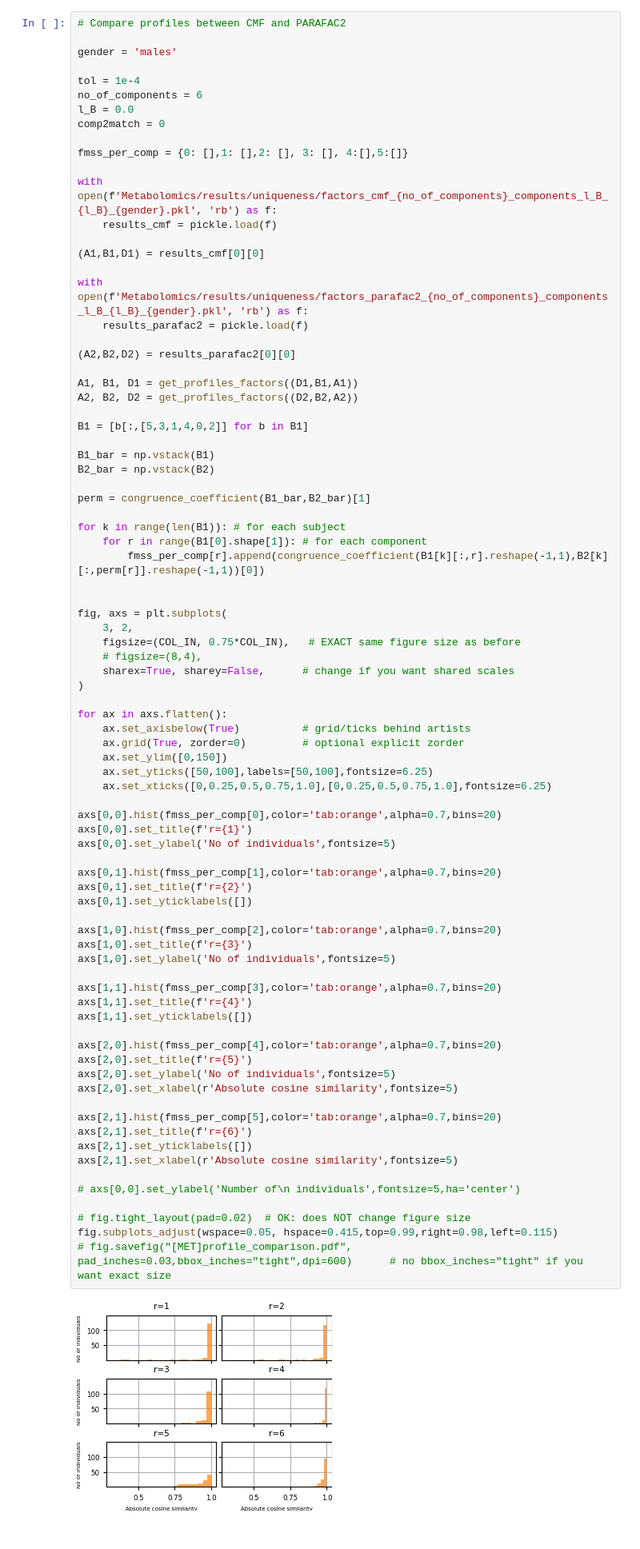
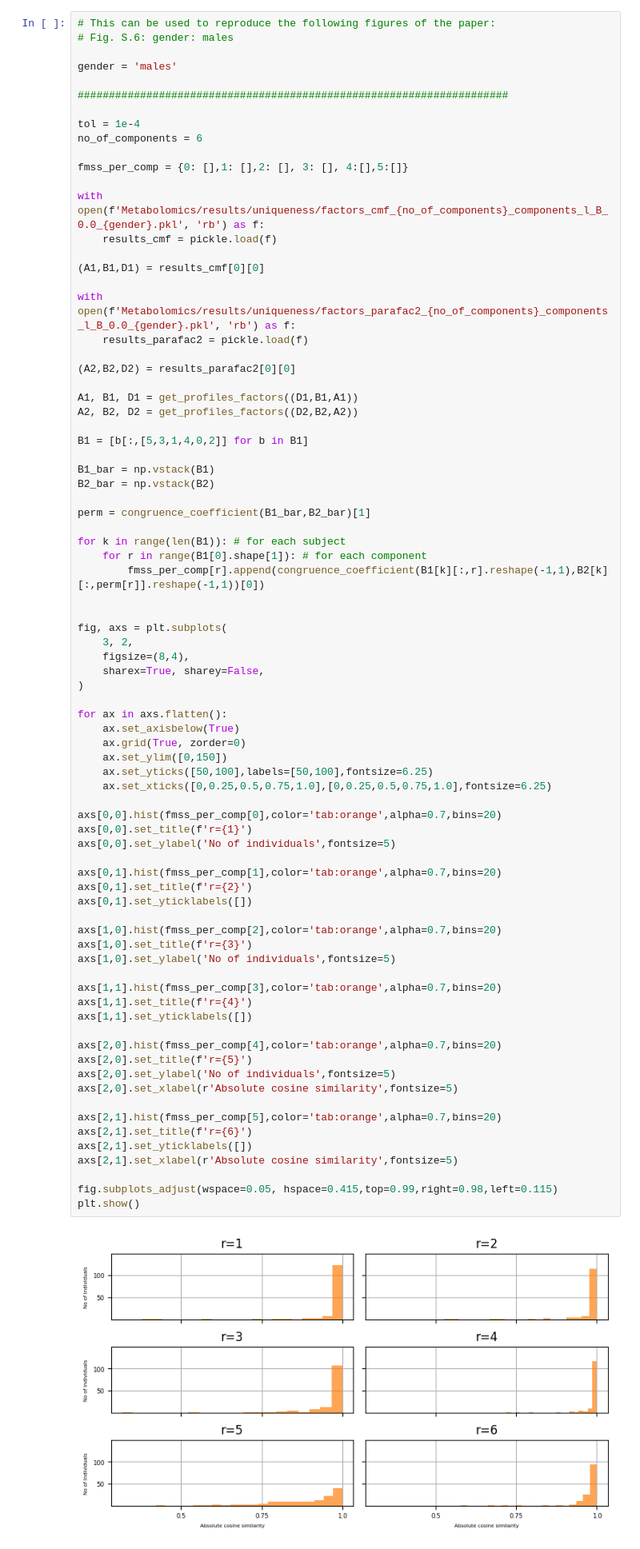
Before and after one commit to cchatzis/Revealing-Subject-specific-Temporal-Patterns-from-Longitudinal-Data, a Jupyter notebook: paper_plots.ipynb, the cells around one changed output. Shown at 80% size. Drawn from its saved outputs; the diff is of its cells as text.

Commit message:
Cleaned paper_plots notebook

```diff
--- a/paper_plots.ipynb
+++ b/paper_plots.ipynb
@@ -403,21 +257,22 @@ fig.subplots_adjust(wspace=0.8, hspace=0.75,top=0.99,right=0.99,left=0.115)
 # %%
-# Compare profiles between CMF and PARAFAC2
+# This can be used to reproduce the following figures of the paper:
+# Fig. S.6: gender: males
 
 gender = 'males'
 
+#####################################################################
+
 tol = 1e-4
 no_of_components = 6
-l_B = 0.0
-comp2match = 0
 
 fmss_per_comp = {0: [],1: [],2: [], 3: [], 4:[],5:[]}
 
-with open(f'Metabolomics/results/uniqueness/factors_cmf_{no_of_components}_components_l_B_{l_B}_{gender}.pkl', 'rb') as f:
+with open(f'Metabolomics/results/uniqueness/factors_cmf_{no_of_components}_components_l_B_0.0_{gender}.pkl', 'rb') as f:
     results_cmf = pickle.load(f)
 
 (A1,B1,D1) = results_cmf[0][0]
 
-with open(f'Metabolomics/results/uniqueness/factors_parafac2_{no_of_components}_components_l_B_{l_B}_{gender}.pkl', 'rb') as f:
+with open(f'Metabolomics/results/uniqueness/factors_parafac2_{no_of_components}_components_l_B_0.0_{gender}.pkl', 'rb') as f:
     results_parafac2 = pickle.load(f)
 
 (A2,B2,D2) = results_parafac2[0][0]
@@ -439,51 +294,47 @@ for k in range(len(B1)): # for each subject
 
 fig, axs = plt.subplots(
     3, 2,
-    figsize=(COL_IN, 0.75*COL_IN),   # EXACT same figure size as before
-    # figsize=(8,4),
-    sharex=True, sharey=False,      # change if you want shared scales
+    figsize=(8,4),
+    sharex=True, sharey=False,
 )
 
 for ax in axs.flatten():
-    ax.set_axisbelow(True)          # grid/ticks behind artists
-    ax.grid(True, zorder=0)         # optional explicit zorder
+    ax.set_axisbelow(True)
+    ax.grid(True, zorder=0)
     ax.set_ylim([0,150])
     ax.set_yticks([50,100],labels=[50,100],fontsize=6.25)
     ax.set_xticks([0,0.25,0.5,0.75,1.0],[0,0.25,0.5,0.75,1.0],fontsize=6.25)
 
 axs[0,0].hist(fmss_per_comp[0],color='tab:orange',alpha=0.7,bins=20)
 axs[0,0].set_title(f'r={1}')
 axs[0,0].set_ylabel('No of individuals',fontsize=5)
 
 axs[0,1].hist(fmss_per_comp[1],color='tab:orange',alpha=0.7,bins=20)
 axs[0,1].set_title(f'r={2}')
 axs[0,1].set_yticklabels([])
 
 axs[1,0].hist(fmss_per_comp[2],color='tab:orange',alpha=0.7,bins=20)
 axs[1,0].set_title(f'r={3}')
 axs[1,0].set_ylabel('No of individuals',fontsize=5)
 
 axs[1,1].hist(fmss_per_comp[3],color='tab:orange',alpha=0.7,bins=20)
 axs[1,1].set_title(f'r={4}')
 axs[1,1].set_yticklabels([])
 
 axs[2,0].hist(fmss_per_comp[4],color='tab:orange',alpha=0.7,bins=20)
 axs[2,0].set_title(f'r={5}')
 axs[2,0].set_ylabel('No of individuals',fontsize=5)
 axs[2,0].set_xlabel(r'Absolute cosine similarity',fontsize=5)
 
 axs[2,1].hist(fmss_per_comp[5],color='tab:orange',alpha=0.7,bins=20)
 axs[2,1].set_title(f'r={6}')
 axs[2,1].set_yticklabels([])
 axs[2,1].set_xlabel(r'Absolute cosine similarity',fontsize=5)
 
-# axs[0,0].set_ylabel('Number of\n individuals',fontsize=5,ha='center')
-
-# fig.tight_layout(pad=0.02)  # OK: does NOT change figure size
 fig.subplots_adjust(wspace=0.05, hspace=0.415,top=0.99,right=0.98,left=0.115)
-# fig.savefig("[MET]profile_comparison.pdf", pad_inches=0.03,bbox_inches="tight",dpi=600)      # no bbox_inches="tight" if you want exact size
+plt.show()
 # %% [output]
-[figure, old version]
+[figure, new version]
 # %% [markdown]
 # Sensitization
 # %%
```
Also changed, not shown: parts of 11 cells of this notebook.
